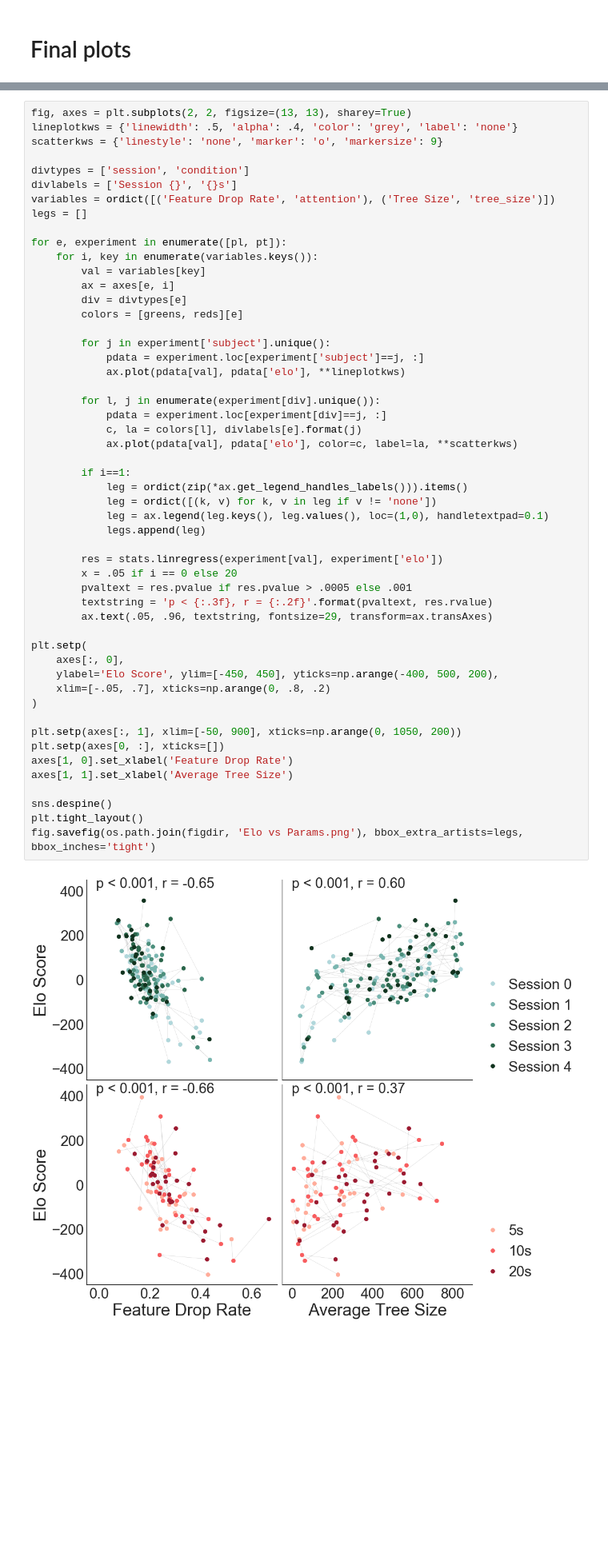
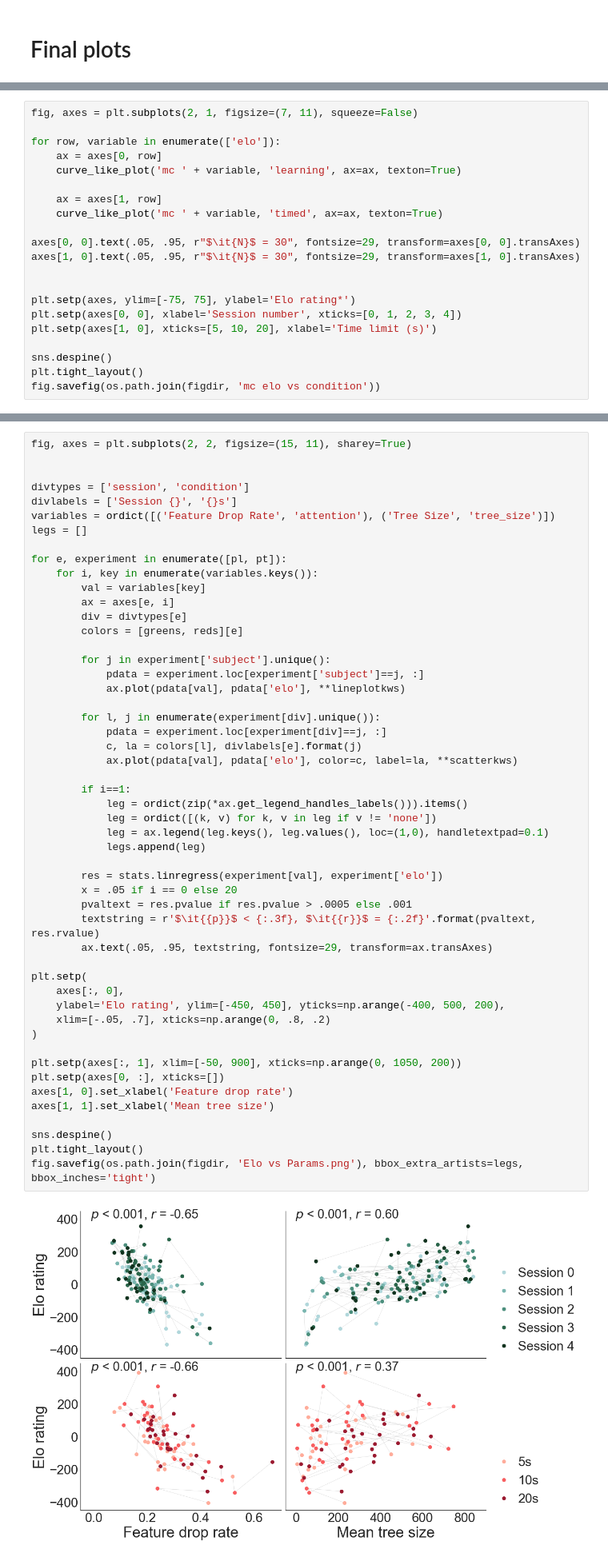
Before and after one commit to galbiati/mnk-figures, a Jupyter notebook: cosyne2017/Poster.ipynb, the cells around one changed output, grey strips where cells are left out. Shown at 80% size. Saved outputs shown, nothing was run; the diff lists cells and outputs as text; blank space fills up the shorter version.

```diff
--- a/cosyne2017/Poster.ipynb
+++ b/cosyne2017/Poster.ipynb
@@ -173,0 +320,21 @@ def scatter_plot(param1, param2, experiment, ax=None, reduce=False, lineon=False
+# %%
+fig, axes = plt.subplots(2, 1, figsize=(7, 11), squeeze=False)
+
+for row, variable in enumerate(['elo']):
+    ax = axes[0, row]
+    curve_like_plot('mc ' + variable, 'learning', ax=ax, texton=True)
+
+    ax = axes[1, row]
+    curve_like_plot('mc ' + variable, 'timed', ax=ax, texton=True)
+
+axes[0, 0].text(.05, .95, r"$\it{N}$ = 30", fontsize=29, transform=axes[0, 0].transAxes)
+axes[1, 0].text(.05, .95, r"$\it{N}$ = 30", fontsize=29, transform=axes[1, 0].transAxes)
+
+
+plt.setp(axes, ylim=[-75, 75], ylabel='Elo rating*')
+plt.setp(axes[0, 0], xlabel='Session number', xticks=[0, 1, 2, 3, 4])
+plt.setp(axes[1, 0], xticks=[5, 10, 20], xlabel='Time limit (s)')
+
+sns.despine()
+plt.tight_layout()
+fig.savefig(os.path.join(figdir, 'mc elo vs condition'))
@@ -174,7 +343,6 @@ def scatter_plot(param1, param2, experiment, ax=None, reduce=False, lineon=False
 # %%
-fig, axes = plt.subplots(2, 2, figsize=(13, 13), sharey=True)
-lineplotkws = {'linewidth': .5, 'alpha': .4, 'color': 'grey', 'label': 'none'}
-scatterkws = {'linestyle': 'none', 'marker': 'o', 'markersize': 9}
+fig, axes = plt.subplots(2, 2, figsize=(15, 11), sharey=True)
+
 
 divtypes = ['session', 'condition']
 divlabels = ['Session {}', '{}s']
@@ -192,36 +360,36 @@ for e, experiment in enumerate([pl, pt]):
             pdata = experiment.loc[experiment['subject']==j, :]
             ax.plot(pdata[val], pdata['elo'], **lineplotkws)
 
         for l, j in enumerate(experiment[div].unique()):
             pdata = experiment.loc[experiment[div]==j, :]
             c, la = colors[l], divlabels[e].format(j)
             ax.plot(pdata[val], pdata['elo'], color=c, label=la, **scatterkws)
 
         if i==1:
             leg = ordict(zip(*ax.get_legend_handles_labels())).items()
             leg = ordict([(k, v) for k, v in leg if v != 'none'])
             leg = ax.legend(leg.keys(), leg.values(), loc=(1,0), handletextpad=0.1)
             legs.append(leg)
 
         res = stats.linregress(experiment[val], experiment['elo'])
         x = .05 if i == 0 else 20
         pvaltext = res.pvalue if res.pvalue > .0005 else .001
-        textstring = 'p < {:.3f}, r = {:.2f}'.format(pvaltext, res.rvalue)
-        ax.text(.05, .96, textstring, fontsize=29, transform=ax.transAxes)
+        textstring = r'$\it{{p}}$ < {:.3f}, $\it{{r}}$ = {:.2f}'.format(pvaltext, res.rvalue)
+        ax.text(.05, .95, textstring, fontsize=29, transform=ax.transAxes)
 
 plt.setp(
     axes[:, 0],
-    ylabel='Elo Score', ylim=[-450, 450], yticks=np.arange(-400, 500, 200),
+    ylabel='Elo rating', ylim=[-450, 450], yticks=np.arange(-400, 500, 200),
     xlim=[-.05, .7], xticks=np.arange(0, .8, .2)
 )
 
 plt.setp(axes[:, 1], xlim=[-50, 900], xticks=np.arange(0, 1050, 200))
 plt.setp(axes[0, :], xticks=[])
-axes[1, 0].set_xlabel('Feature Drop Rate')
-axes[1, 1].set_xlabel('Average Tree Size')
+axes[1, 0].set_xlabel('Feature drop rate')
+axes[1, 1].set_xlabel('Mean tree size')
 
 sns.despine()
 plt.tight_layout()
 fig.savefig(os.path.join(figdir, 'Elo vs Params.png'), bbox_extra_artists=legs, bbox_inches='tight')
 # %% [output]
-[figure, old version]
+[figure, new version]
```
Also changed, not shown: parts of 27 cells of this notebook.
